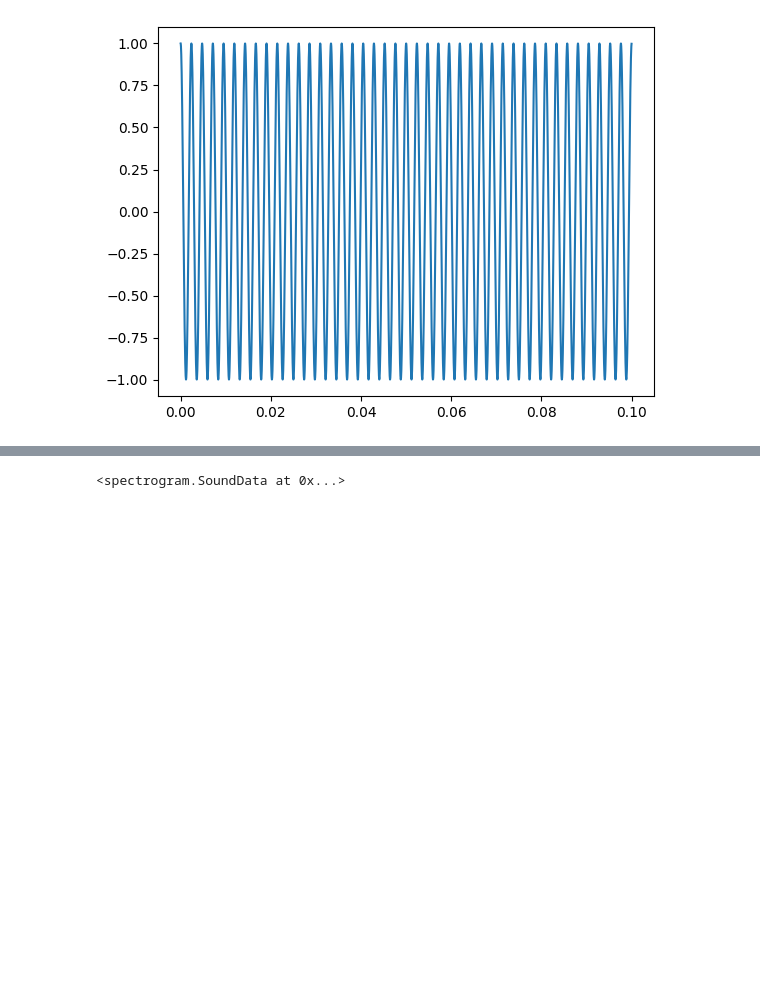
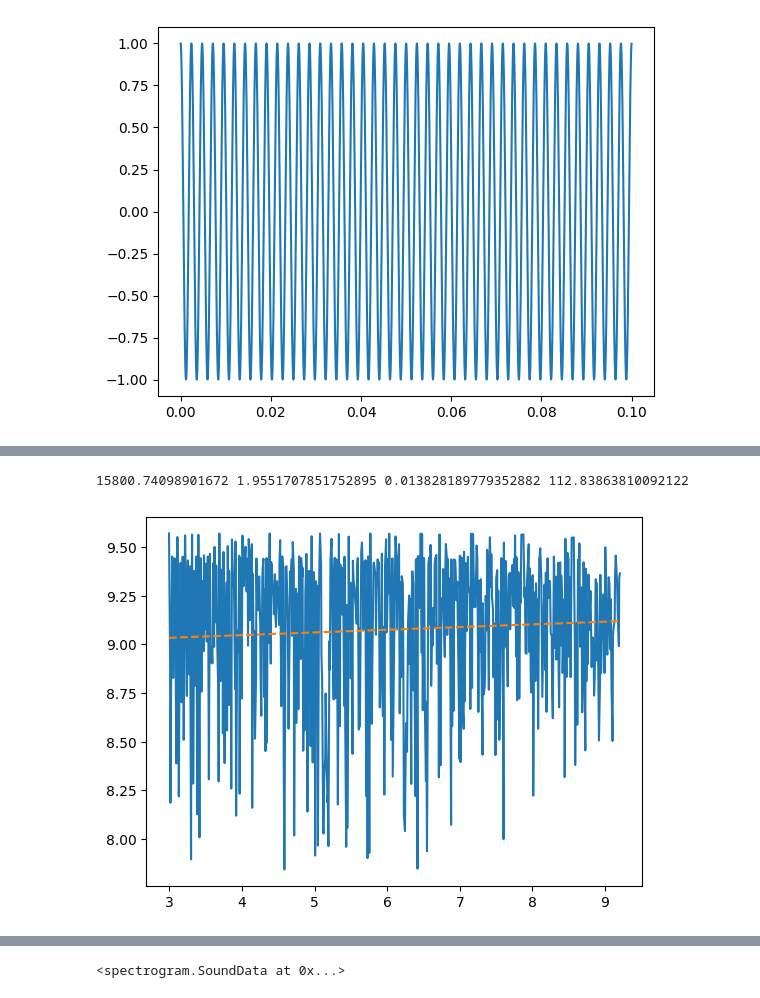
Before and after one commit to ajakovac/Mikrofonok, a Jupyter notebook: analysis.ipynb, the cells around one changed output, grey strips where cells are left out. Drawn from its saved outputs; the diff is of its cells as text; code cells hidden in the pictures; blank space fills up the shorter version.

```diff
--- a/analysis.ipynb
+++ b/analysis.ipynb
@@ -58,0 +53,19 @@ plt.xscale('log')
+# %%
+def fitcurve(x,a,b,c,d):
+    return a/(b*np.exp(-c*x) + 1/(x+d))
+
+maxes = np.array(maxes)
+fr = np.array(fr)
+
+def lossfunc(p):
+    a, b, c,d = p
+    return np.sum( (np.log(maxes) - np.log(fitcurve(np.log(fr), a, b, c,d)))**2)
+
+a,b,c,d = minimize(lossfunc, [1.4*10**4, 15, 1, 59], method='Nelder-Mead').x
+
+plt.plot(np.log(fr),np.log(maxes),'-')
+plt.plot(np.log(fr), np.log(fitcurve(np.log(fr), a,b,c,d)), '--')
+print(a,b,c,d)
+# %% [output]
+15800.74098901672 1.9551707851752895 0.013828189779352882 112.83863810092122
+[figure, added]
```
Also changed, not shown: parts of 9 cells of this notebook, 1 other file.
